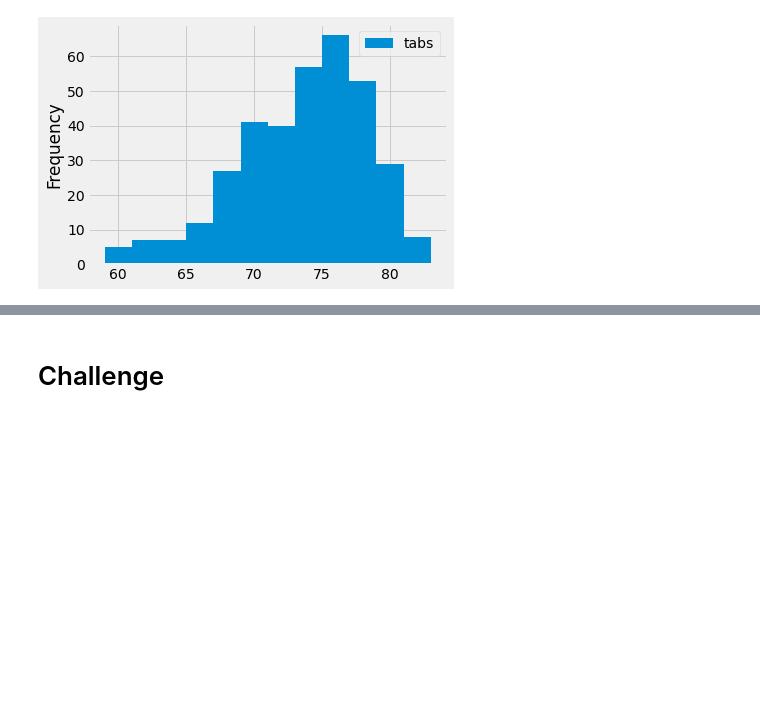
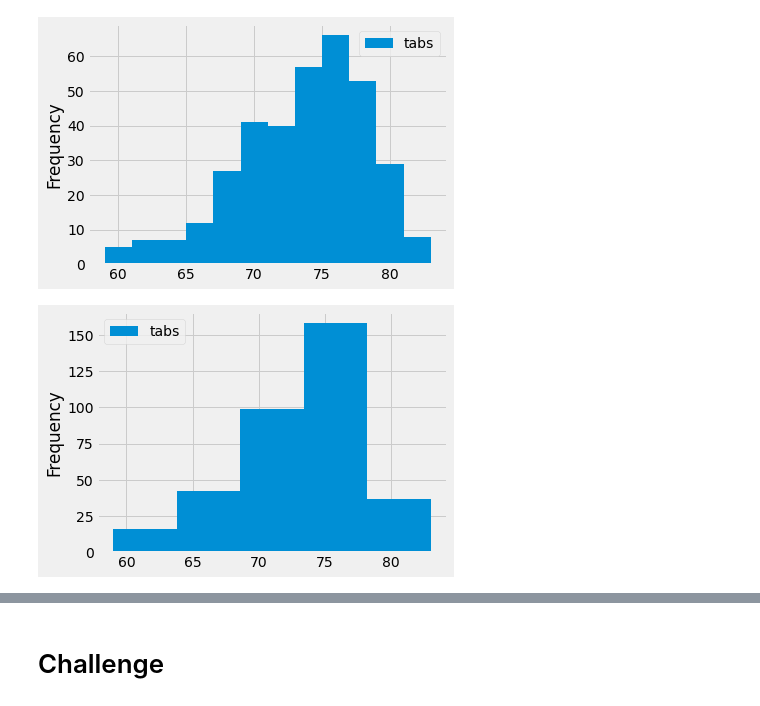
Before and after one commit to Eric0rtega/surfs_up, a Jupyter notebook: climate_analysis.ipynb, the cells around one changed output, grey strips where cells are left out. Saved outputs shown, nothing was run; the diff lists cells and outputs as text; code cells hidden in the pictures; blank space fills up the shorter version.

```diff
--- a/climate_analysis.ipynb
+++ b/climate_analysis.ipynb
@@ -147,3 +147,8 @@ plt.tight_layout()
  76.0
  79.0
 [figure]
+# %%
+df.plot.hist(bins=5)
+plt.tight_layout()
+# %% [output]
+[figure, added]
```
Also changed, not shown: parts of 1 cell of this notebook, 1 other file.
